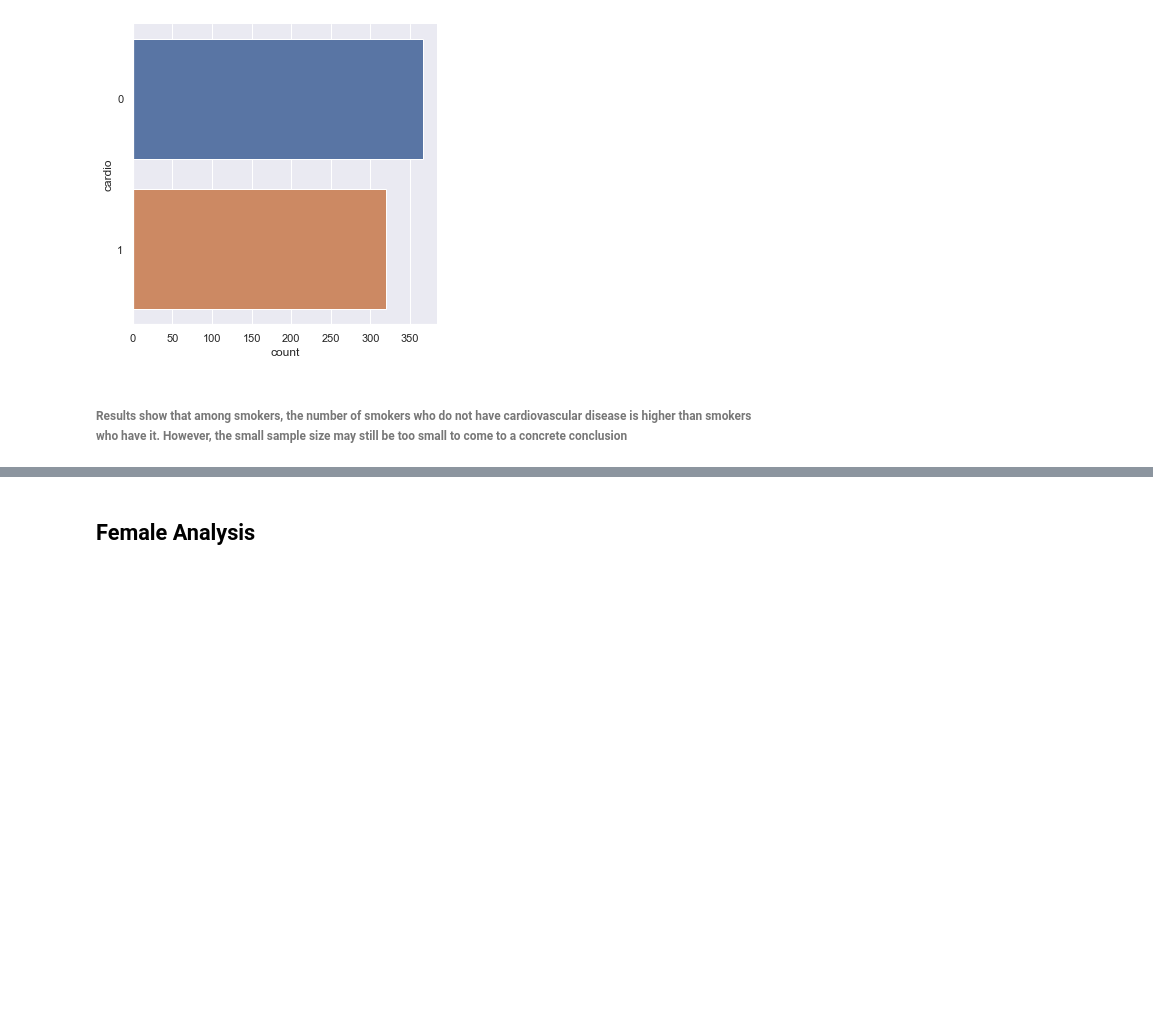
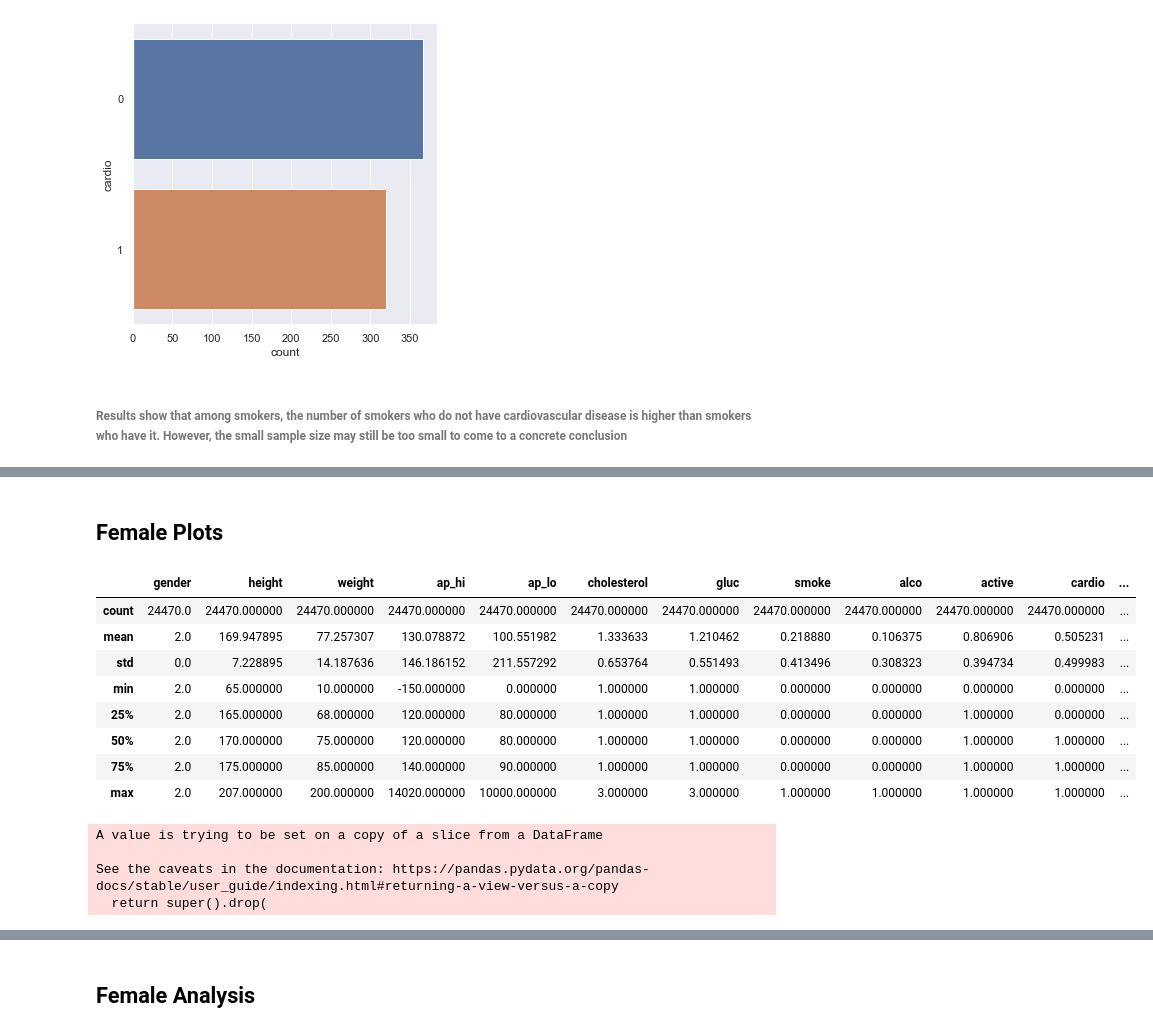
Before and after one commit to kelvtan96/EE0005, a Jupyter notebook: Project Code.ipynb, the cells around one changed output, grey strips where cells are left out. Cells and saved outputs as stored; diff of their text form; code cells hidden in the pictures; blank space fills up the shorter version.

```diff
--- a/Project Code.ipynb
+++ b/Project Code.ipynb
@@ -999,0 +662,24 @@ Name: cardio, dtype: int64
+# %% [markdown]
+## Female Plots
+# %%
+femaleDF = newheartdata[newheartdata['gender'] == 2]
+femaleDF.describe()
+# %% [output]
+|  | gender | height | weight | ap_hi | ap_lo | cholesterol | gluc | smoke | alco | active | cardio | ... |
+| count | 24470.0 | 24470.000000 | 24470.000000 | 24470.000000 | 24470.000000 | 24470.000000 | 24470.000000 | 24470.000000 | 24470.000000 | 24470.000000 | 24470.000000 | ... |
+| mean | 2.0 | 169.947895 | 77.257307 | 130.078872 | 100.551982 | 1.333633 | 1.210462 | 0.218880 | 0.106375 | 0.806906 | 0.505231 | ... |
+| std | 0.0 | 7.228895 | 14.187636 | 146.186152 | 211.557292 | 0.653764 | 0.551493 | 0.413496 | 0.308323 | 0.394734 | 0.499983 | ... |
+| min | 2.0 | 65.000000 | 10.000000 | -150.000000 | 0.000000 | 1.000000 | 1.000000 | 0.000000 | 0.000000 | 0.000000 | 0.000000 | ... |
+| 25% | 2.0 | 165.000000 | 68.000000 | 120.000000 | 80.000000 | 1.000000 | 1.000000 | 0.000000 | 0.000000 | 1.000000 | 0.000000 | ... |
+| 50% | 2.0 | 170.000000 | 75.000000 | 120.000000 | 80.000000 | 1.000000 | 1.000000 | 0.000000 | 0.000000 | 1.000000 | 1.000000 | ... |
+| 75% | 2.0 | 175.000000 | 85.000000 | 140.000000 | 90.000000 | 1.000000 | 1.000000 | 0.000000 | 0.000000 | 1.000000 | 1.000000 | ... |
+| max | 2.0 | 207.000000 | 200.000000 | 14020.000000 | 10000.000000 | 3.000000 | 3.000000 | 1.000000 | 1.000000 | 1.000000 | 1.000000 | ... |
+# %%
+femaleDF.drop(femaleDF[(femaleDF['ap_hi'] > femaleDF['ap_hi'].quantile(0.975)) | (femaleDF['ap_hi'] < femaleDF['ap_hi'].quantile(0.025))].index,inplace=True)
+femaleDF.drop(femaleDF[(femaleDF['ap_lo'] > femaleDF['ap_lo'].quantile(0.975)) | (femaleDF['ap_lo'] < femaleDF['ap_lo'].quantile(0.025))].index,inplace=True)
+femaleDF.drop(femaleDF[(femaleDF['bmi'] > femaleDF['bmi'].quantile(0.975)) | (femaleDF['bmi'] < femaleDF['bmi'].quantile(0.025))].index,inplace=True)
+# %% [output]
+A value is trying to be set on a copy of a slice from a DataFrame
+
+See the caveats in the documentation: https://pandas.pydata.org/pandas-docs/stable/user_guide/indexing.html#returning-a-view-versus-a-copy
+  return super().drop(
```
Also changed, not shown: parts of 185 cells of this notebook.
